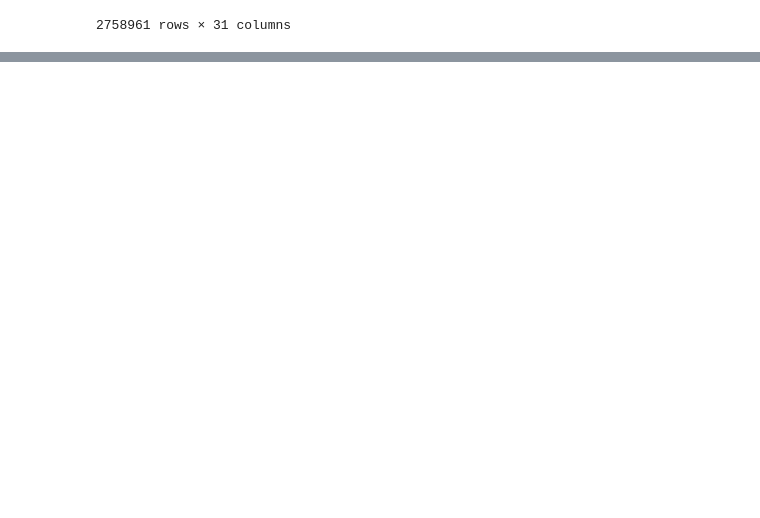
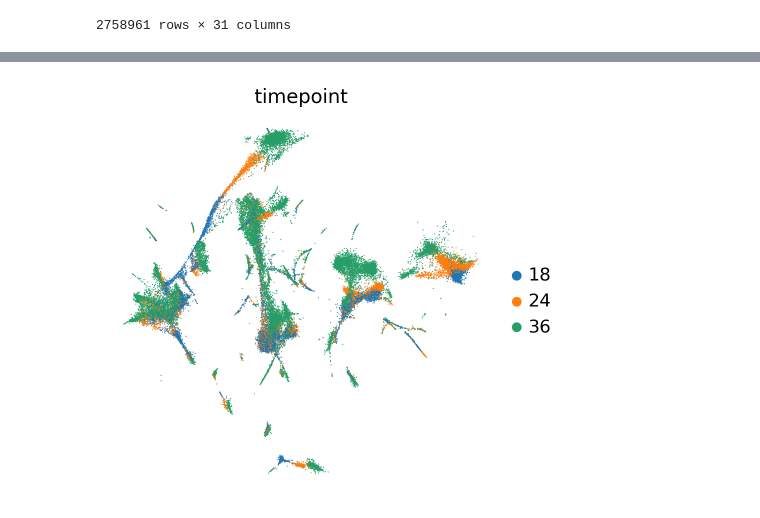
Before and after one commit to theislab/cellflow_reproducibility, a Jupyter notebook: notebooks/prepare_data/prepare_zebrafish.ipynb, the cells around one changed output, grey strips where cells are left out. Drawn from its saved outputs; the diff is of its cells as text; code cells hidden in the pictures; blank space fills up the shorter version.

```diff
--- a/notebooks/prepare_data/prepare_zebrafish.ipynb
+++ b/notebooks/prepare_data/prepare_zebrafish.ipynb
@@ -155,0 +246,7 @@ zebrafish.obs
+# %%
+gene_filter = ((zebrafish.obs["gene1"] == "cdx4") & (zebrafish.obs["gene2"] == "cdx1a"))
+pertb_cells = zebrafish[gene_filter, :]
+# %%
+sc.pl.umap(pertb_cells, color=['timepoint'])
+# %% [output]
+[figure, added]
```
Also changed, not shown: parts of 75 cells of this notebook.
